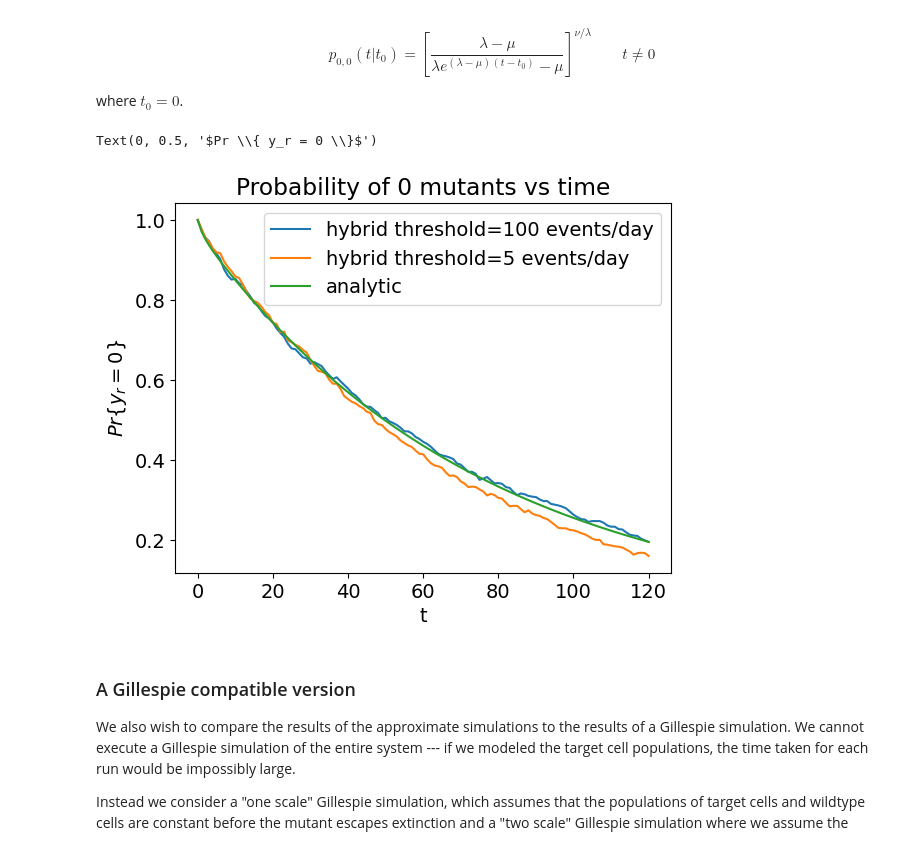
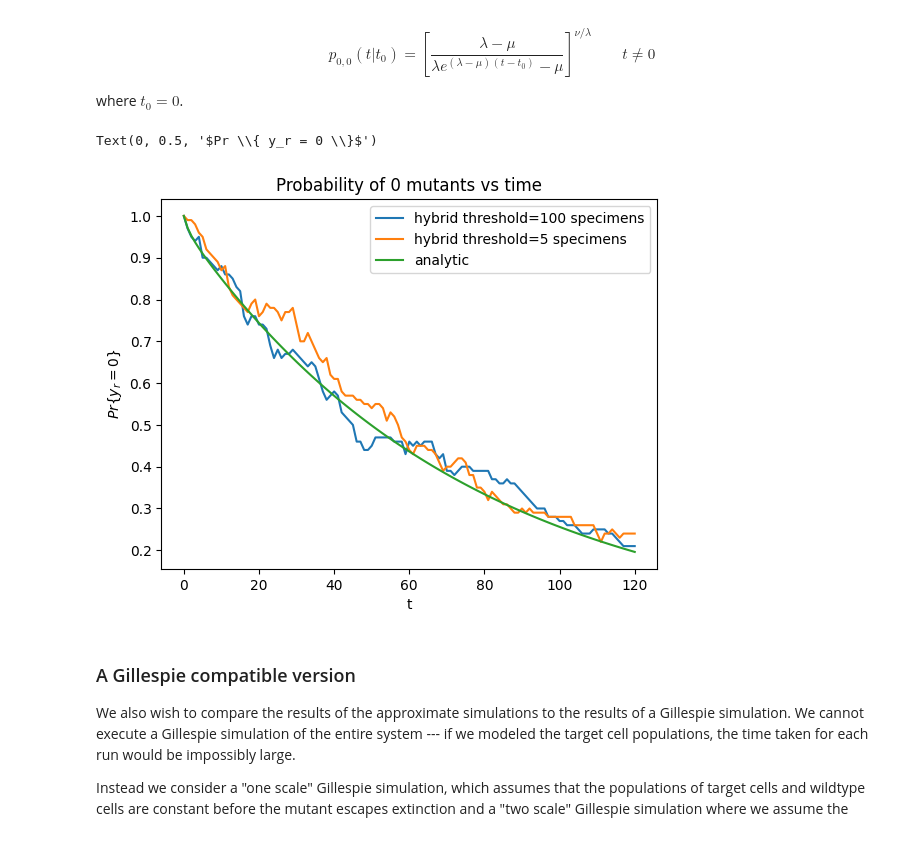
Before and after one commit to tanderson11/hybrid, a Jupyter notebook: virusdynamics.ipynb, the cells around one changed output. Cells and saved outputs as stored; diff of their text form; code cells hidden in the pictures.

```diff
--- a/virusdynamics.ipynb
+++ b/virusdynamics.ipynb
@@ -642,7 +666,7 @@ Evaluating expression: s*b_s*mu => 1.9999999999999998e-18
 Evaluating expression: eta => 60000.0
 # %%
 hybrid_df = pd.DataFrame()
-for i in range(1000):
+for i in range(100):
     result = s.simulate([0.0, 120.0], initial, np.random.default_rng(), t_eval=t_eval)
     y_r = result.y_history[m.legend().index('y_r')]
     r = pd.Series(data=y_r, index=result.t_history)
@@ -654,6 +676,6 @@ KeyboardInterrupt:
 # %%
 hybrid_df2 = pd.DataFrame()
-for i in range(1000):
+for i in range(100):
     result = s2.simulate([0.0, 120.0], initial, np.random.default_rng(), t_eval=t_eval)
     y_r = result.y_history[m.legend().index('y_r')]
     r = pd.Series(data=y_r, index=result.t_history)
@@ -704,7 +726,7 @@ Evaluating expression: s*b_s*mu => 1.9999999999999998e-18
 Evaluating expression: eta => 60000.0
 # %%
 tau_df = pd.DataFrame()
-for i in range(1000):
+for i in range(100):
     result = s.simulate([0.0, 120.0], initial, np.random.default_rng(), t_eval=t_eval)
     y_r = result.y_history[m.legend().index('y_r')]
     r = pd.Series(data=y_r, index=result.t_history)
@@ -715,6 +755,6 @@ for i in range(1000):
 # %%
 tau_df2 = pd.DataFrame()
-for i in range(1000):
+for i in range(100):
     result = s2.simulate([0.0, 120.0], initial, np.random.default_rng(), t_eval=t_eval)
     y_r = result.y_history[m.legend().index('y_r')]
     r = pd.Series(data=y_r, index=result.t_history)
@@ -769,35 +819,35 @@ def p00_karlin(t, mu, l, beta):
 # %%
 do_two = True
 do_tau = False
 do_hybrid = True
 data = {}
 
 if do_hybrid:
     hybrid_fraction = ((hybrid_df == 0).sum(axis=1) / len(hybrid_df.columns))
-    data['hybrid threshold=100 events/day'] = hybrid_fraction
+    data[hybrid_labels[0]] = hybrid_fraction
     if do_two:
         hybrid_fraction2 = ((hybrid_df2 == 0).sum(axis=1) / len(hybrid_df2.columns))
-        data['hybrid threshold=5 events/day'] = hybrid_fraction2
+        data[hybrid_labels[1]] = hybrid_fraction2
 
 if do_tau:
     tau_fraction = ((tau_df == 0).sum(axis=1) / len(tau_df.columns))
     data['tau epsilon=0.01'] = tau_fraction
 
     if do_two:
         tau_fraction2 = ((tau_df2 == 0).sum(axis=1) / len(tau_df2.columns))
         data['tau epsilon=0.05'] = tau_fraction2
 
 probability_g = p00_giorno(t_eval, p.mutant_infection_rate_at_eq(), p.a, p.mutant_generation_rate())
 data['analytic'] = probability_g
 
 
 ax = pd.DataFrame(data=data).plot()
 ax.set_title('Probability of 0 mutants vs time')
 ax.set_xlabel('t')
 ax.set_ylabel('$Pr \{ y_r = 0 \}$')
 # %% [output]
 Text(0, 0.5, '$Pr \\{ y_r = 0 \\}$')
-[figure, old version]
+[figure, new version]
 # %% [markdown]
 ### A Gillespie compatible version
 
```
Also changed, not shown: parts of 17 cells of this notebook, 1 other file.
